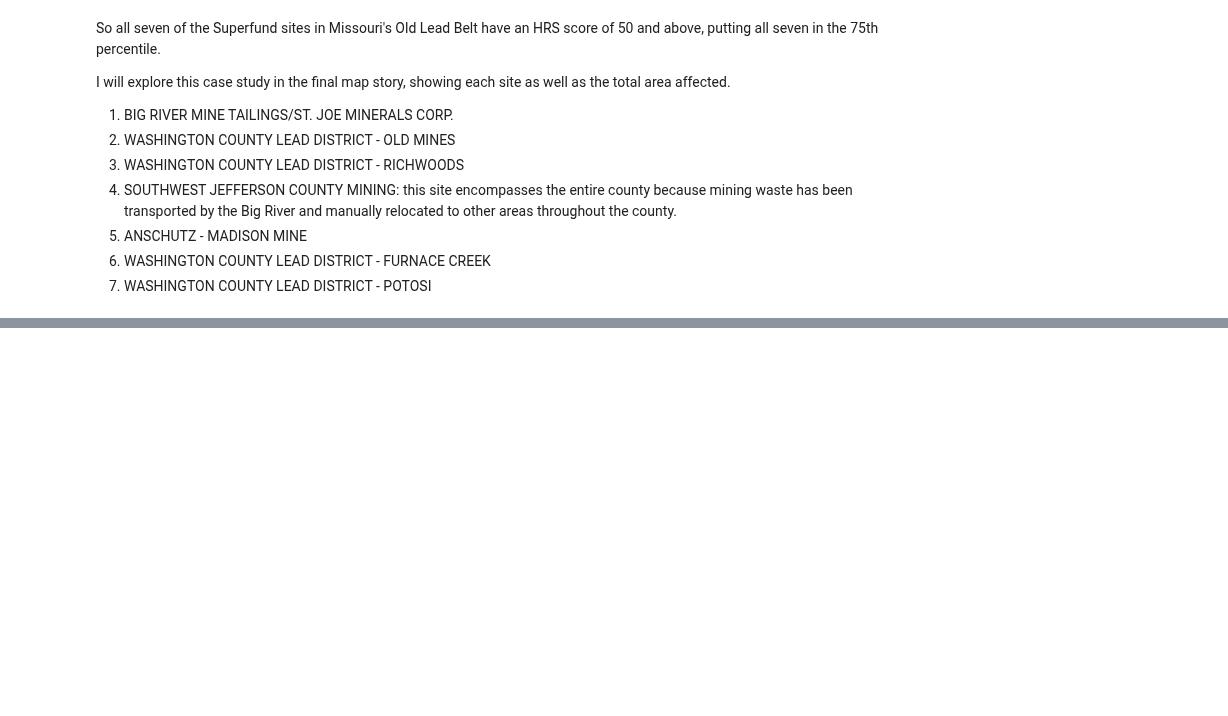
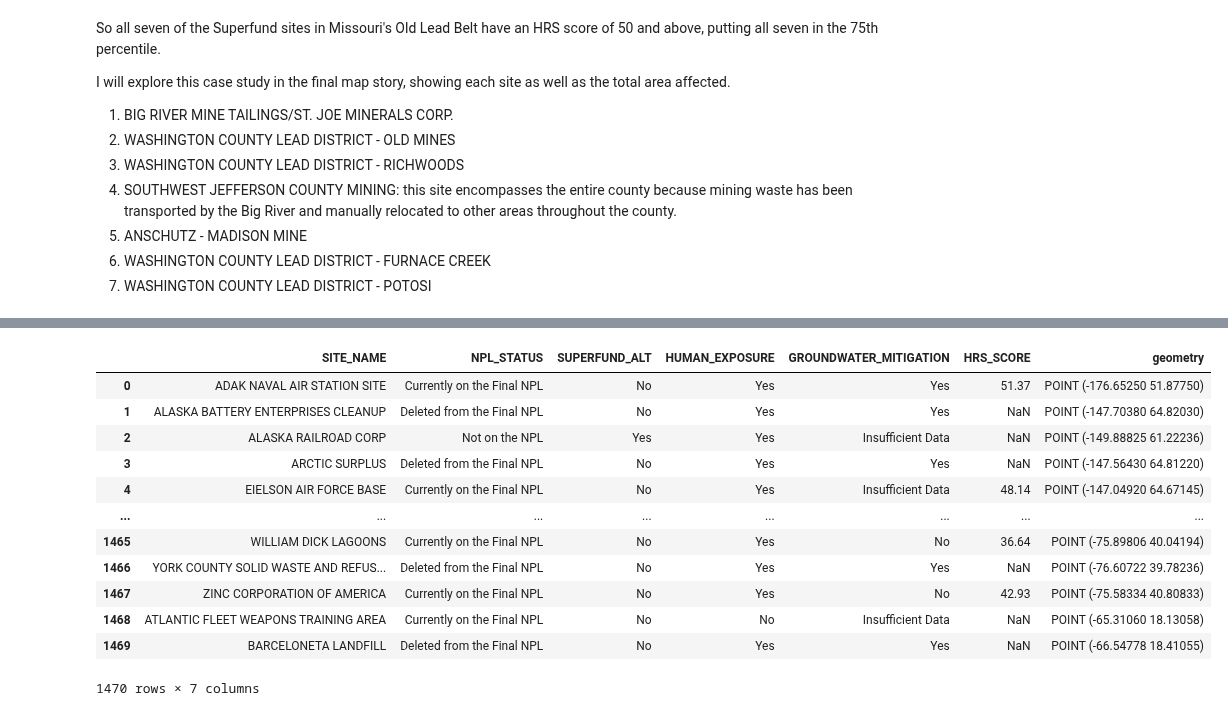
Before and after one commit to EileenGrady/us-industrial-pollution, a Jupyter notebook: notebooks/explore-superfund-site-data.ipynb, the cells around one changed output, grey strips where cells are left out. Drawn from its saved outputs; the diff is of its cells as text; code cells hidden in the pictures; blank space fills up the shorter version.

```diff
--- a/notebooks/explore-superfund-site-data.ipynb
+++ b/notebooks/explore-superfund-site-data.ipynb
@@ -219,0 +210,18 @@ A quick search on the third site on this list, the GE Pittsfield Housatonic Rive
+# %%
+superfund = superfund.filter(['SITE_NAME', 'NPL_STATUS_x', 'SUPERFUND_ALTERNATIVE_APPROACH', 'HUMAN_EXPOSURE_UNDER_CONTROL', 'GROUNDWATER_MIGRATION_UNDER_CONTROL', 'HRS_SCORE', 'geometry'], axis=1)
+superfund = superfund.rename(columns={'NPL_STATUS_x': 'NPL_STATUS', 'SUPERFUND_ALTERNATIVE_APPROACH': 'SUPERFUND_ALT', 'HUMAN_EXPOSURE_UNDER_CONTROL':'HUMAN_EXPOSURE', 'GROUNDWATER_MIGRATION_UNDER_CONTROL': 'GROUNDWATER_MITIGATION'})
+superfund
+# %% [output]
+|  | SITE_NAME | NPL_STATUS | SUPERFUND_ALT | HUMAN_EXPOSURE | GROUNDWATER_MITIGATION | HRS_SCORE | geometry |
+| 0 | ADAK NAVAL AIR STATION SITE | Currently on the Final NPL | No | Yes | Yes | 51.37 | POINT (-176.65250 51.87750) |
+| 1 | ALASKA BATTERY ENTERPRISES CLEANUP | Deleted from the Final NPL | No | Yes | Yes | NaN | POINT (-147.70380 64.82030) |
+| 2 | ALASKA RAILROAD CORP | Not on the NPL | Yes | Yes | Insufficient Data | NaN | POINT (-149.88825 61.22236) |
+| 3 | ARCTIC SURPLUS | Deleted from the Final NPL | No | Yes | Yes | NaN | POINT (-147.56430 64.81220) |
+| 4 | EIELSON AIR FORCE BASE | Currently on the Final NPL | No | Yes | Insufficient Data | 48.14 | POINT (-147.04920 64.67145) |
+| ... | ... | ... | ... | ... | ... | ... | ... |
+| 1465 | WILLIAM DICK LAGOONS | Currently on the Final NPL | No | Yes | No | 36.64 | POINT (-75.89806 40.04194) |
+| 1466 | YORK COUNTY SOLID WASTE AND REFUS... | Deleted from the Final NPL | No | Yes | Yes | NaN | POINT (-76.60722 39.78236) |
+| 1467 | ZINC CORPORATION OF AMERICA | Currently on the Final NPL | No | Yes | No | 42.93 | POINT (-75.58334 40.80833) |
+| 1468 | ATLANTIC FLEET WEAPONS TRAINING AREA | Currently on the Final NPL | No | No | Insufficient Data | NaN | POINT (-65.31060 18.13058) |
+| 1469 | BARCELONETA LANDFILL | Deleted from the Final NPL | No | Yes | Yes | NaN | POINT (-66.54778 18.41055) |
+1470 rows × 7 columns
```
Also changed, not shown: parts of 13 cells of this notebook, 41 other files.
